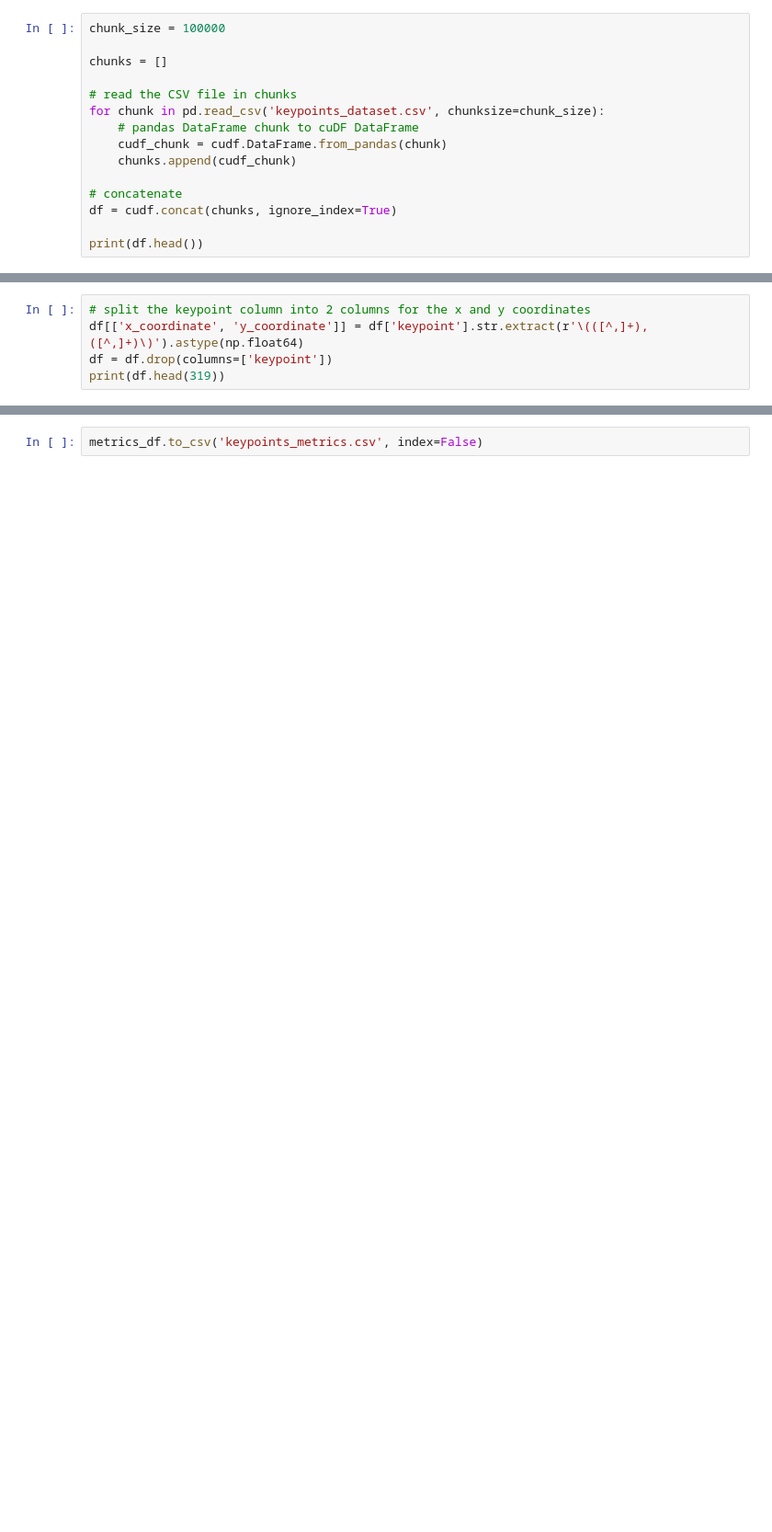
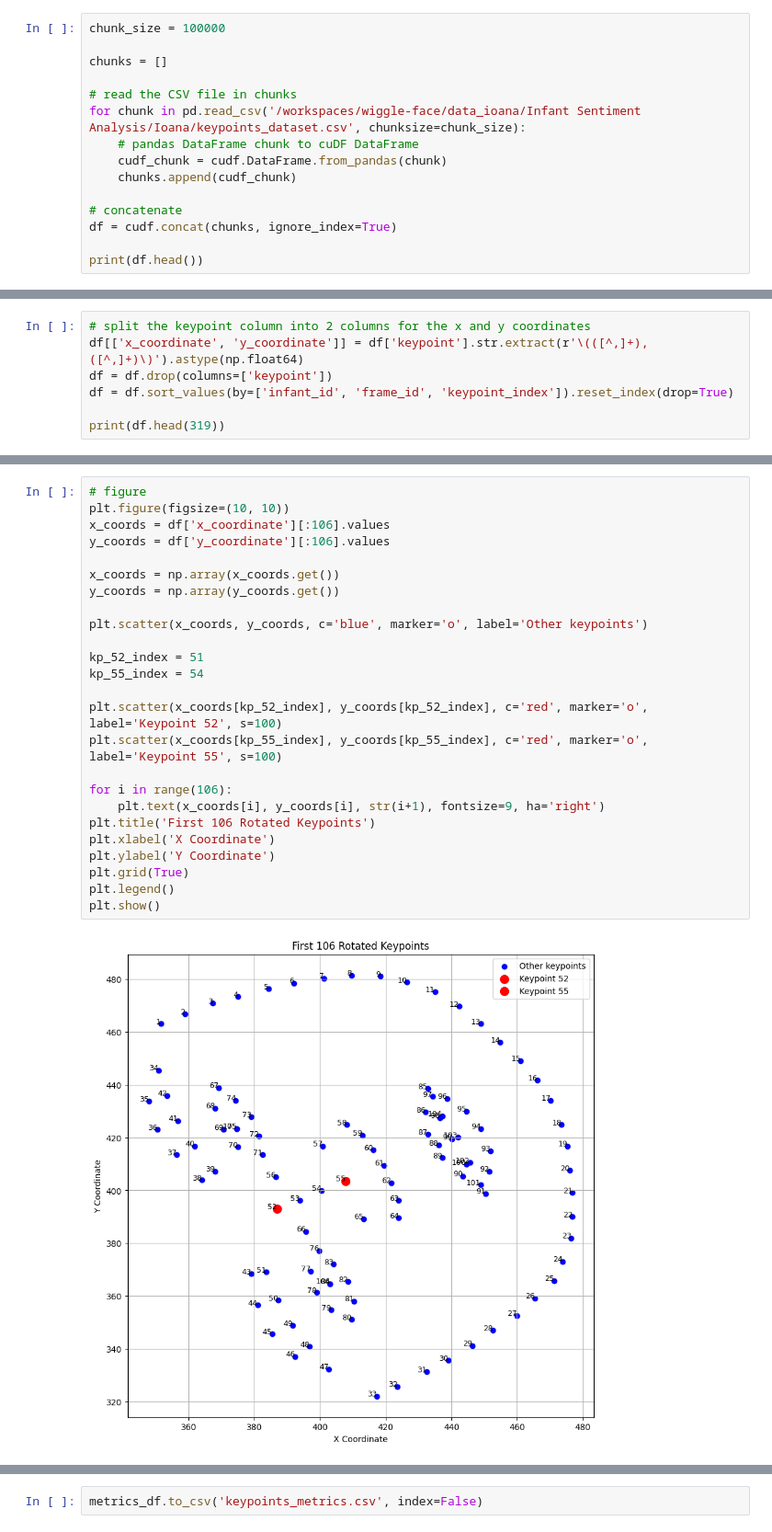
Before and after one commit to quietscientist/wiggle-face, a Jupyter notebook: Data_Inspection_Emotion_Analysis.ipynb, the cells around one changed output, grey strips where cells are left out. Shown: that part at 92% size. Cells and saved outputs as stored; diff of their text form; blank space fills up the shorter version.

Commit message:
Data Inspection: eyes, mouth open/closed, working with docker

```diff
--- a/Data_Inspection_Emotion_Analysis.ipynb
+++ b/Data_Inspection_Emotion_Analysis.ipynb
@@ -15,7 +14,7 @@ chunk_size = 100000
 chunks = []
 
 # read the CSV file in chunks
-for chunk in pd.read_csv('keypoints_dataset.csv', chunksize=chunk_size):
+for chunk in pd.read_csv('/workspaces/wiggle-face/data_ioana/Infant Sentiment Analysis/Ioana/keypoints_dataset.csv', chunksize=chunk_size):
     # pandas DataFrame chunk to cuDF DataFrame
     cudf_chunk = cudf.DataFrame.from_pandas(chunk)
     chunks.append(cudf_chunk)
@@ -42,6 +41,8 @@ print(df.head())
 # split the keypoint column into 2 columns for the x and y coordinates
 df[['x_coordinate', 'y_coordinate']] = df['keypoint'].str.extract(r'\(([^,]+), ([^,]+)\)').astype(np.float64)
 df = df.drop(columns=['keypoint'])
+df = df.sort_values(by=['infant_id', 'frame_id', 'keypoint_index']).reset_index(drop=True)
+
 print(df.head(319))
 # %% [output]
      infant_id  frame_id  keypoint_score    face_part  keypoint_index  \
@@ -62,2 +63,29 @@ print(df.head(319))
 
 [319 rows x 7 columns]
+# %%
+# figure
+plt.figure(figsize=(10, 10))
+x_coords = df['x_coordinate'][:106].values
+y_coords = df['y_coordinate'][:106].values
+
+x_coords = np.array(x_coords.get())
+y_coords = np.array(y_coords.get())
+
+plt.scatter(x_coords, y_coords, c='blue', marker='o', label='Other keypoints')
+
+kp_52_index = 51
+kp_55_index = 54
+
+plt.scatter(x_coords[kp_52_index], y_coords[kp_52_index], c='red', marker='o', label='Keypoint 52', s=100)
+plt.scatter(x_coords[kp_55_index], y_coords[kp_55_index], c='red', marker='o', label='Keypoint 55', s=100)
+
+for i in range(106):
+    plt.text(x_coords[i], y_coords[i], str(i+1), fontsize=9, ha='right')
+plt.title('First 106 Rotated Keypoints')
+plt.xlabel('X Coordinate')
+plt.ylabel('Y Coordinate')
+plt.grid(True)
+plt.legend()
+plt.show()
+# %% [output]
+[figure, added]
```
Also changed, not shown: parts of 15 cells of this notebook, 2 other files.
